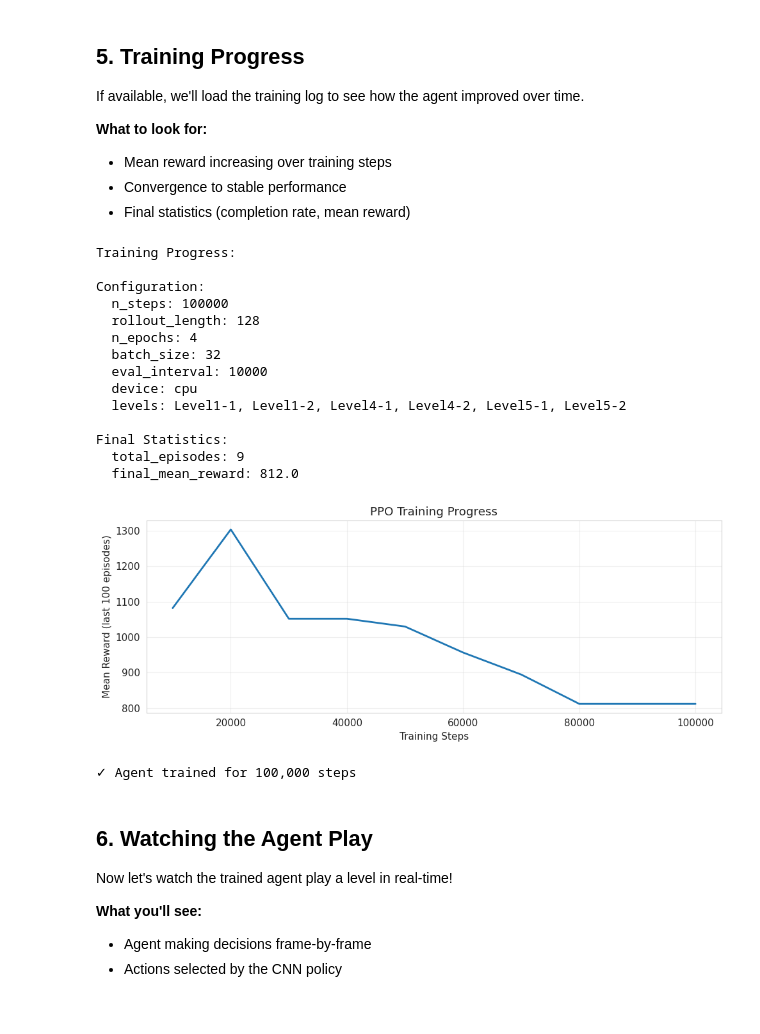
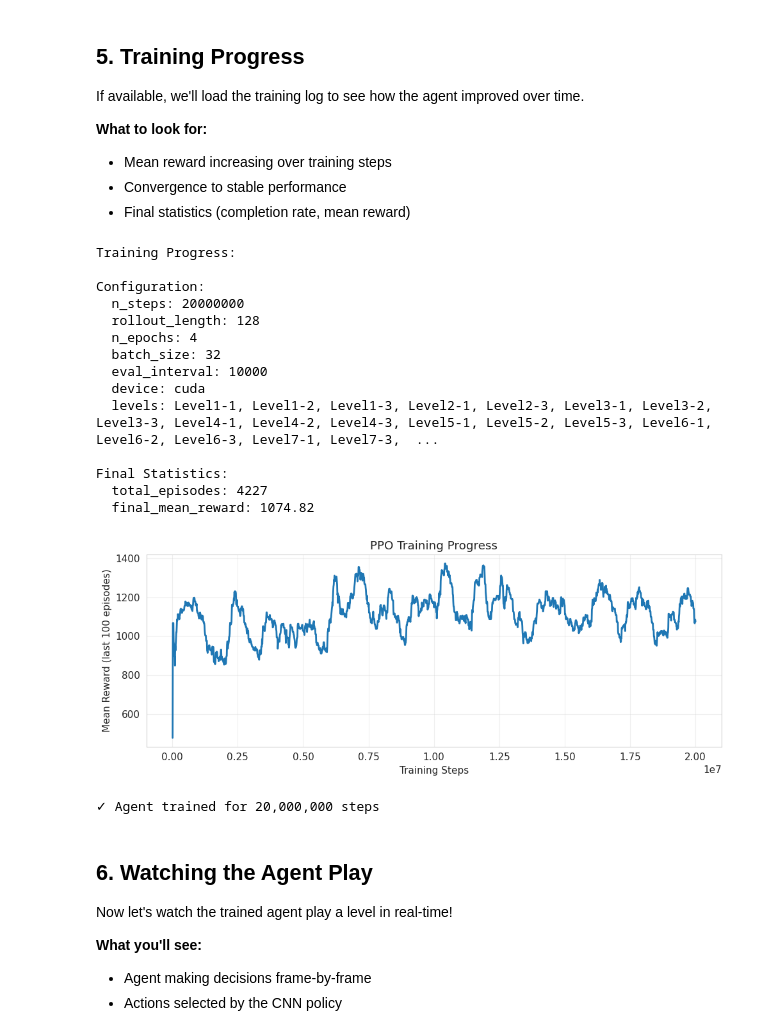
Before and after one commit to courtois-neuromod/mario.tutorials, a Jupyter notebook: notebooks/02_reinforcement_learning.ipynb, the cells around one changed output. Saved outputs shown, nothing was run; the diff lists cells and outputs as text; code cells hidden in the pictures.

Commit message:
fixed path

```diff
--- a/notebooks/02_reinforcement_learning.ipynb
+++ b/notebooks/02_reinforcement_learning.ipynb
@@ -367,7 +335,7 @@ If available, we'll load the training log to see how the agent improved over tim
 import json
 from pathlib import Path
 
-LOG_PATH = Path('../models/training_log.json')
+LOG_PATH = Path('./models/training_log.json')
 
 if LOG_PATH.exists():
     with open(LOG_PATH, 'r') as f:
@@ -389,40 +357,40 @@ if LOG_PATH.exists():
     if len(training_log['progress']) > 0:
         import matplotlib.pyplot as plt
 
         progress = training_log['progress']
         steps = [p['step'] for p in progress]
         mean_rewards = [p['mean_reward'] for p in progress]
 
         fig, ax = plt.subplots(figsize=(10, 4))
         ax.plot(steps, mean_rewards, linewidth=2)
         ax.set_xlabel('Training Steps')
         ax.set_ylabel('Mean Reward (last 100 episodes)')
         ax.set_title('PPO Training Progress')
         ax.grid(True, alpha=0.3)
         plt.tight_layout()
         plt.show()
 
         print(f"\n✓ Agent trained for {steps[-1]:,} steps")
 else:
     print("⚠ No training log found. Agent may have been trained elsewhere.")
     print(f"  Expected: {LOG_PATH}")
 # %% [output]
 Training Progress:
 
 Configuration:
-  n_steps: 100000
+  n_steps: 20000000
   rollout_length: 128
   n_epochs: 4
   batch_size: 32
   eval_interval: 10000
-  device: cpu
-  levels: Level1-1, Level1-2, Level4-1, Level4-2, Level5-1, Level5-2
+  device: cuda
+  levels: Level1-1, Level1-2, Level1-3, Level2-1, Level2-3, Level3-1, Level3-2, Level3-3, Level4-1, Level4-2, Level4-3, Level5-1, Level5-2, Level5-3, Level6-1, Level6-2, Level6-3, Level7-1, Level7-3,  ...
 
 Final Statistics:
-  total_episodes: 9
-  final_mean_reward: 812.0
+  total_episodes: 4227
+  final_mean_reward: 1074.82
-[figure, old version]
+[figure, new version]
-✓ Agent trained for 100,000 steps
+✓ Agent trained for 20,000,000 steps
 # %% [markdown]
 ## 6. Watching the Agent Play
 
```
Also changed, not shown: parts of 14 cells of this notebook.
